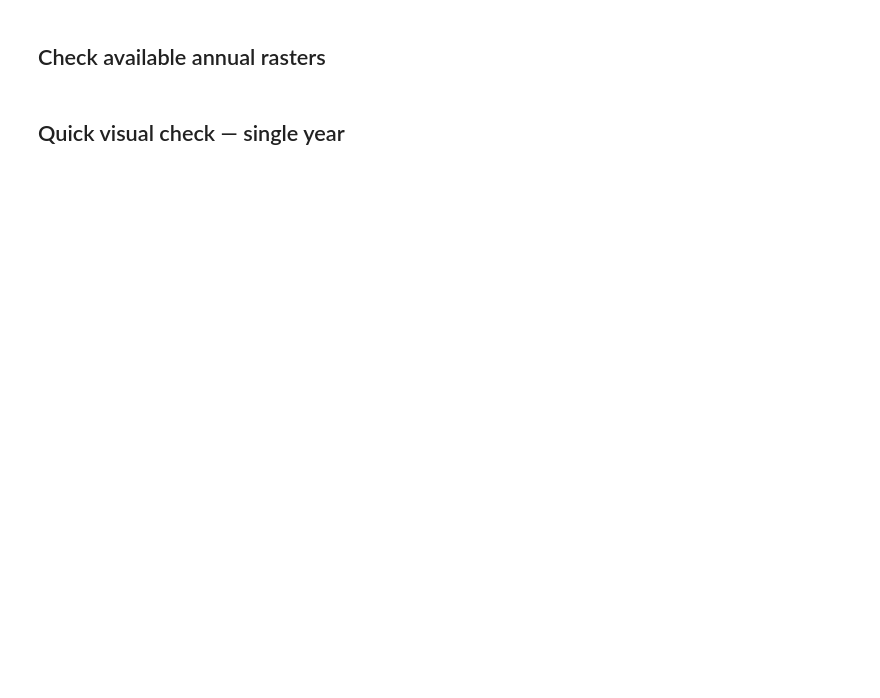
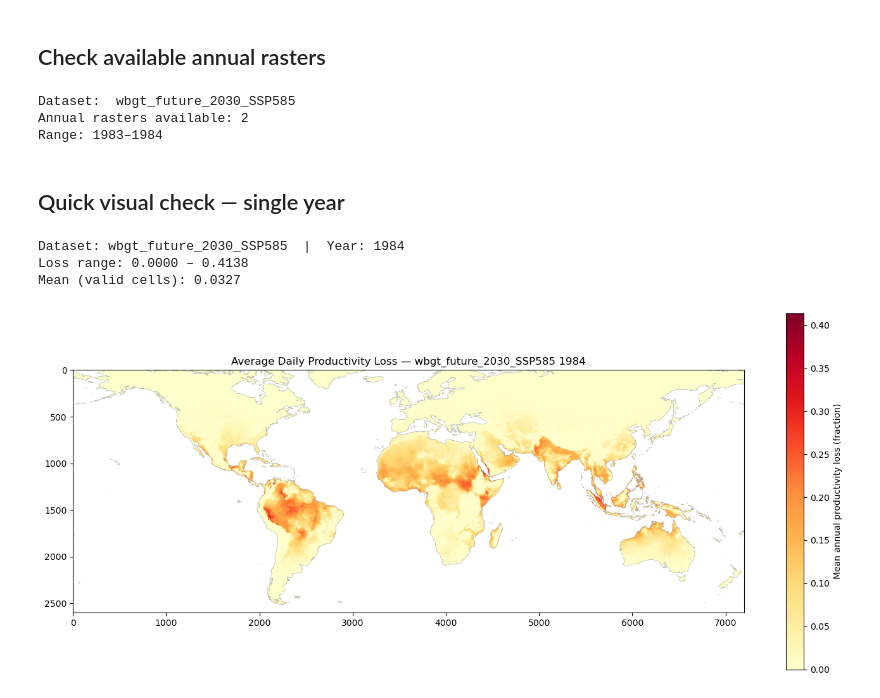
Before and after one commit to mvbnffc/howden_heat, a Jupyter notebook: notebooks/02_wbgt_processing.ipynb, the cells around one changed output. Saved outputs shown, nothing was run; the diff lists cells and outputs as text; code cells hidden in the pictures; blank space fills up the shorter version.

```diff
--- a/notebooks/02_wbgt_processing.ipynb
+++ b/notebooks/02_wbgt_processing.ipynb
@@ -132,27 +255,37 @@ print('Done.')
 # %%
 annual_files = sorted(ANNUAL_DIR.glob('productivity_loss_*.tif'))
 years_available = [int(f.stem.split('_')[-1]) for f in annual_files]
+print(f'Dataset:  {DATASET_LABEL}')
 print(f'Annual rasters available: {len(annual_files)}')
 if years_available:
     print(f'Range: {min(years_available)}–{max(years_available)}')
+# %% [output]
+Dataset:  wbgt_future_2030_SSP585
+Annual rasters available: 2
+Range: 1983–1984
 # %% [markdown]
 ## Quick visual check — single year
 # %%
 import matplotlib.pyplot as plt
 
 CHECK_YEAR = years_available[-1] if years_available else None
 
 if CHECK_YEAR:
     with rasterio.open(ANNUAL_DIR / f'productivity_loss_{CHECK_YEAR}.tif') as src:
         arr = src.read(1)
 
-    print(f'Year: {CHECK_YEAR}')
+    print(f'Dataset: {DATASET_LABEL}  |  Year: {CHECK_YEAR}')
     print(f'Loss range: {np.nanmin(arr):.4f} – {np.nanmax(arr):.4f}')
     print(f'Mean (valid cells): {np.nanmean(arr):.4f}')
 
     fig, ax = plt.subplots(figsize=(14, 6))
     im = ax.imshow(arr, cmap='YlOrRd', vmin=0, vmax=np.nanmax(arr))
     plt.colorbar(im, ax=ax, label='Mean annual productivity loss (fraction)')
-    ax.set_title(f'Average Daily Productivity Loss — {CHECK_YEAR}')
+    ax.set_title(f'Average Daily Productivity Loss — {DATASET_LABEL} {CHECK_YEAR}')
     plt.tight_layout()
     plt.show()
+# %% [output]
+Dataset: wbgt_future_2030_SSP585  |  Year: 1984
+Loss range: 0.0000 – 0.4138
+Mean (valid cells): 0.0327
+[figure, added]
```
Also changed, not shown: parts of 5 cells of this notebook, 5 other files.
